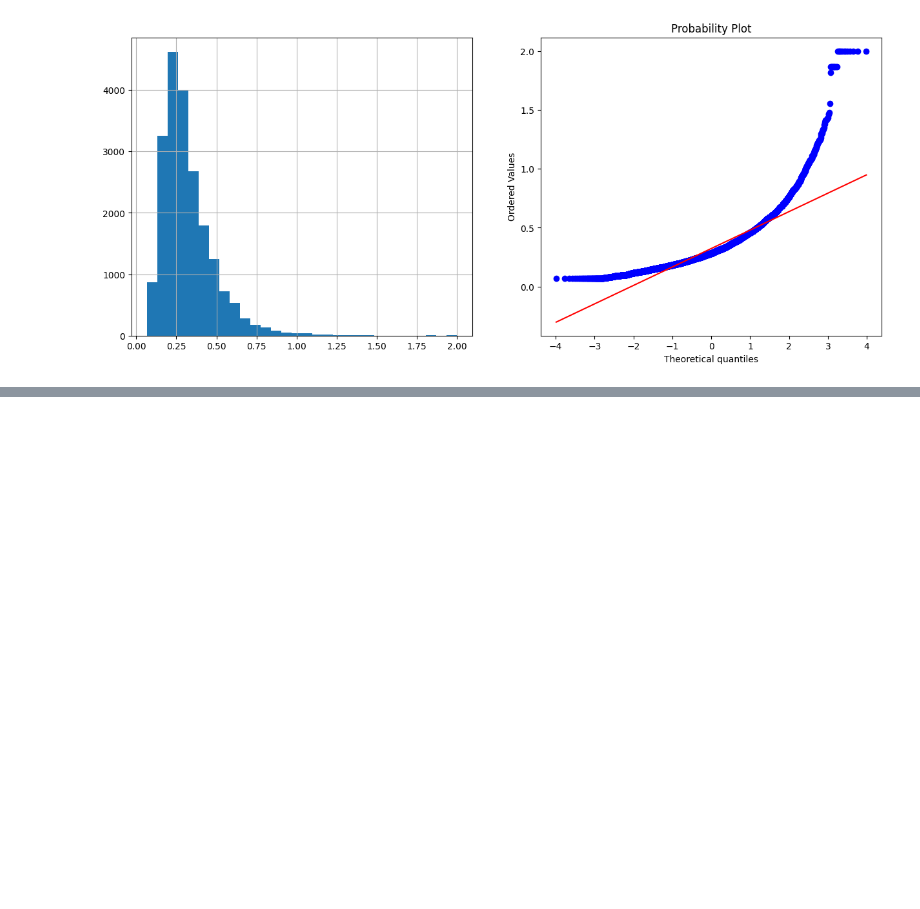
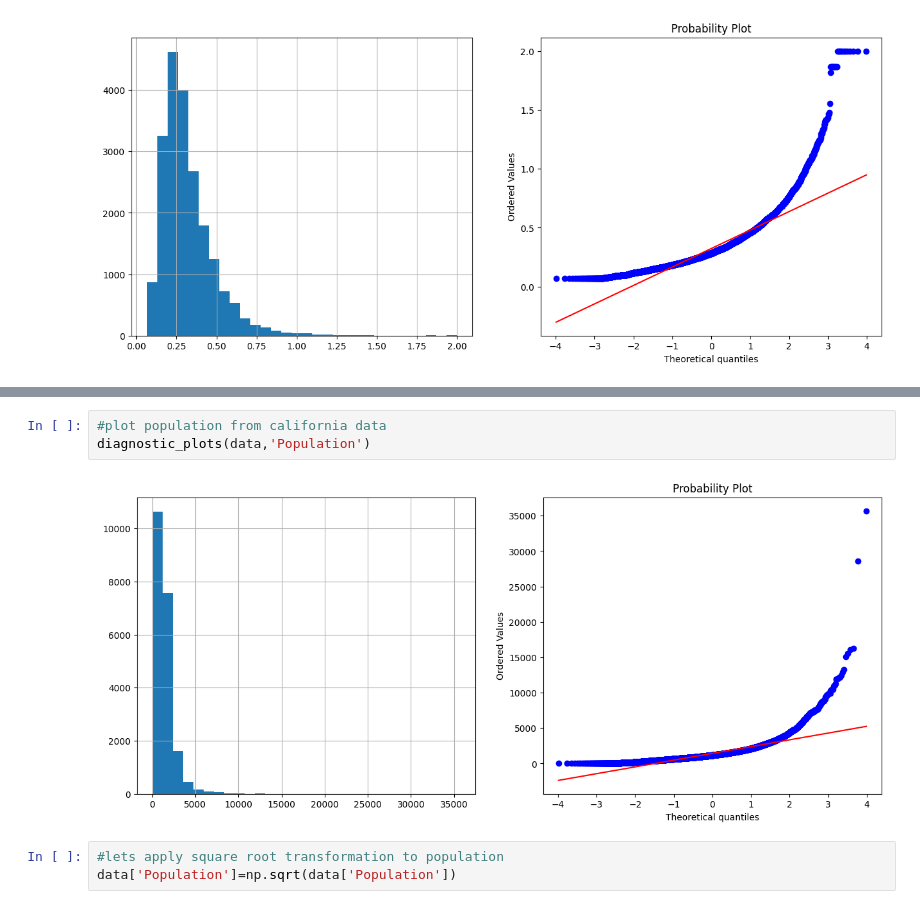
Before and after one commit to Chirag314/Feature-Engineering, a Jupyter notebook: Feature_Engineering_practise.ipynb, the cells around one changed output, grey strips where cells are left out. Drawn from its saved outputs; the diff is of its cells as text; blank space fills up the shorter version.

```diff
--- a/Feature_Engineering_practise.ipynb
+++ b/Feature_Engineering_practise.ipynb
@@ -1193,0 +1216,8 @@ diagnostic_plots(data_c,'MedInc')
+# %%
+#plot population from california data
+diagnostic_plots(data,'Population')
+# %% [output]
+[figure, added]
+# %%
+#lets apply square root transformation to population
+data['Population']=np.sqrt(data['Population'])
```
Also changed, not shown: parts of 20 cells of this notebook.
